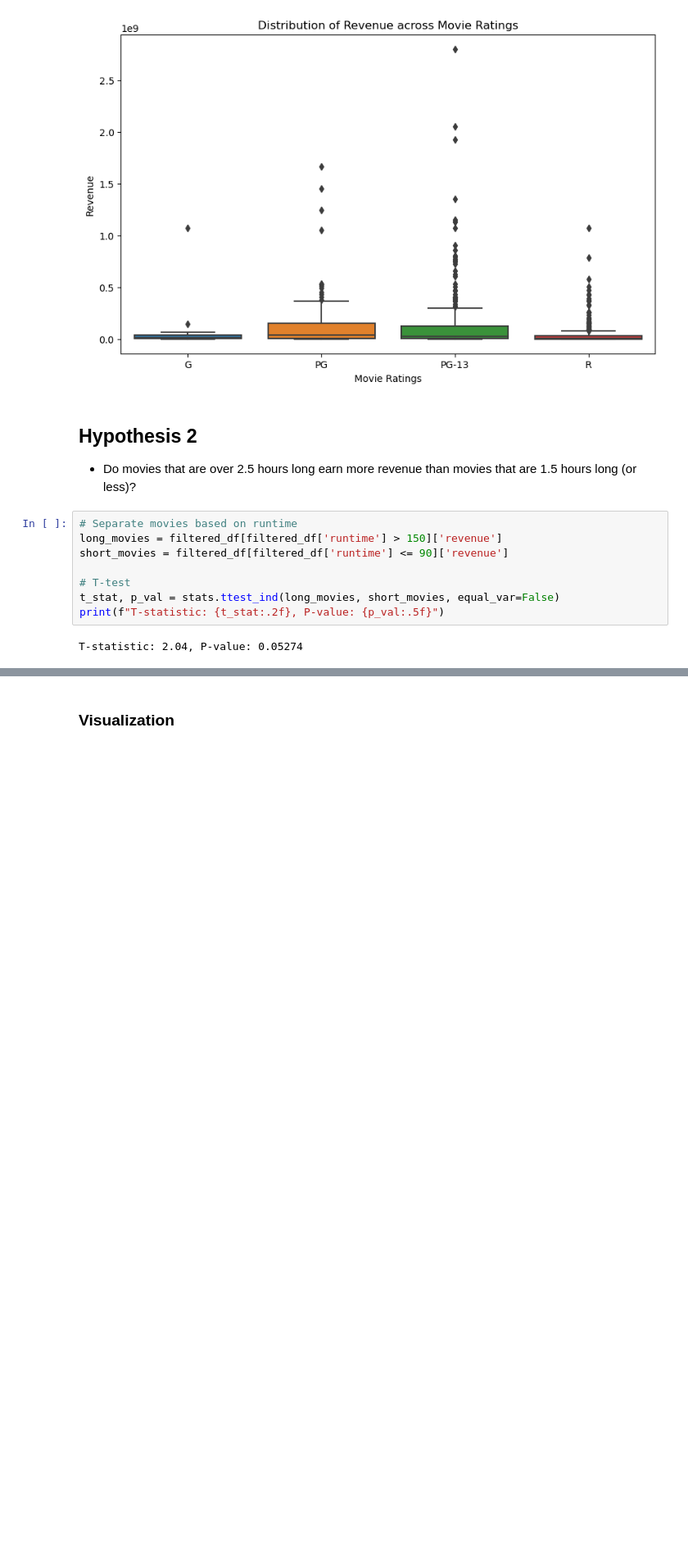
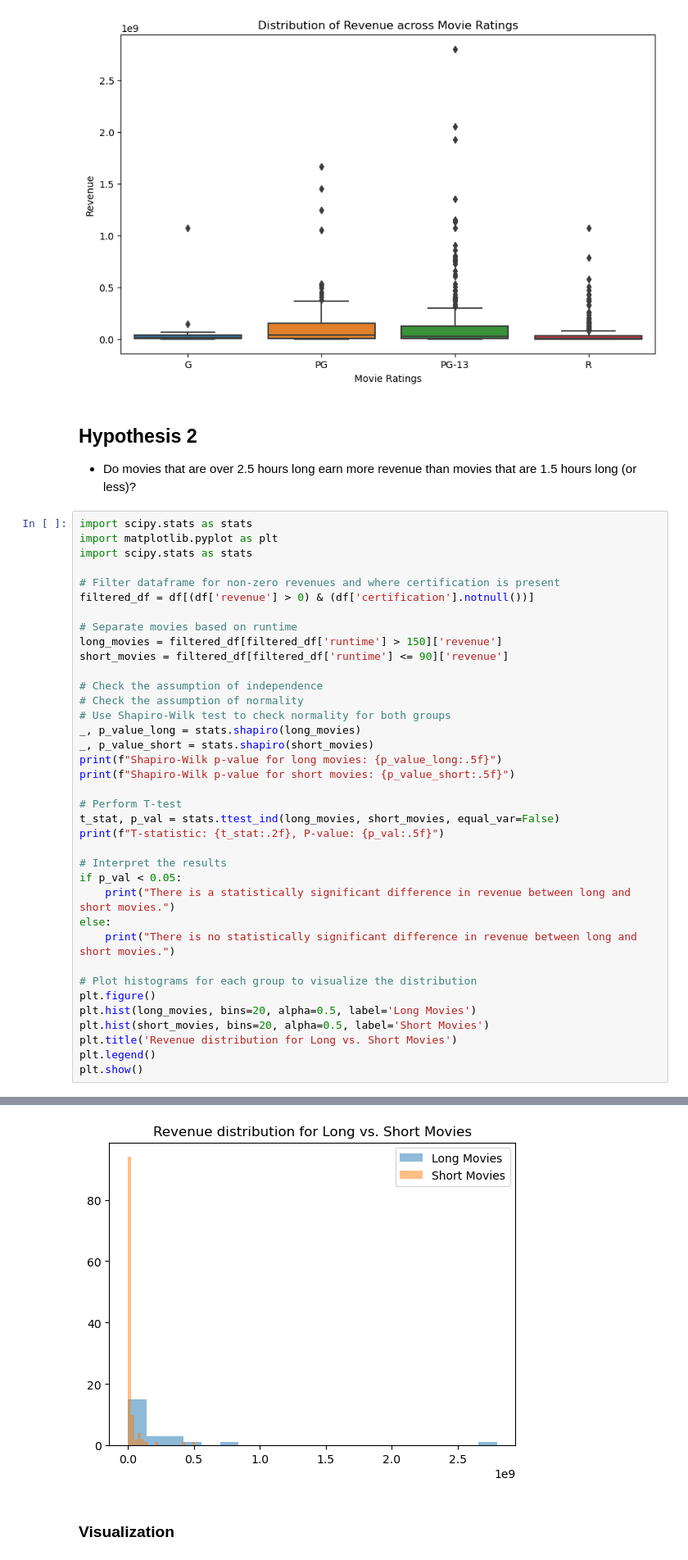
Before and after one commit to Yaman-Shadid/Project-3, a Jupyter notebook: Project 3 Part 4.ipynb, the cells around one changed output, grey strips where cells are left out. Shown at 82% size. Drawn from its saved outputs; the diff is of its cells as text; blank space fills up the shorter version.

```diff
--- a/Project 3 Part 4.ipynb
+++ b/Project 3 Part 4.ipynb
@@ -95,13 +126,41 @@ plt.show()
 ## Hypothesis 2
 
 - Do movies that are over 2.5 hours long earn more revenue than movies that are 1.5 hours long (or less)?
-# %%
-# Separate movies based on runtime
-long_movies = filtered_df[filtered_df['runtime'] > 150]['revenue']
-short_movies = filtered_df[filtered_df['runtime'] <= 90]['revenue']
-
-# T-test
-t_stat, p_val = stats.ttest_ind(long_movies, short_movies, equal_var=False)
-print(f"T-statistic: {t_stat:.2f}, P-value: {p_val:.5f}")
-# %% [output]
-T-statistic: 2.04, P-value: 0.05274
+# %%
+import scipy.stats as stats
+import matplotlib.pyplot as plt
+import scipy.stats as stats
+
+# Filter dataframe for non-zero revenues and where certification is present
+filtered_df = df[(df['revenue'] > 0) & (df['certification'].notnull())]
+
+# Separate movies based on runtime
+long_movies = filtered_df[filtered_df['runtime'] > 150]['revenue']
+short_movies = filtered_df[filtered_df['runtime'] <= 90]['revenue']
+
+# Check the assumption of independence
+# Check the assumption of normality
+# Use Shapiro-Wilk test to check normality for both groups
+_, p_value_long = stats.shapiro(long_movies)
+_, p_value_short = stats.shapiro(short_movies)
+print(f"Shapiro-Wilk p-value for long movies: {p_value_long:.5f}")
+print(f"Shapiro-Wilk p-value for short movies: {p_value_short:.5f}")
+
+# Perform T-test
+t_stat, p_val = stats.ttest_ind(long_movies, short_movies, equal_var=False)
+print(f"T-statistic: {t_stat:.2f}, P-value: {p_val:.5f}")
+
+# Interpret the results
+if p_val < 0.05:
+    print("There is a statistically significant difference in revenue between long and short movies.")
+else:
+    print("There is no statistically significant difference in revenue between long and short movies.")
+
+# Plot histograms for each group to visualize the distribution
+plt.figure()
+plt.hist(long_movies, bins=20, alpha=0.5, label='Long Movies')
+plt.hist(short_movies, bins=20, alpha=0.5, label='Short Movies')
+plt.title('Revenue distribution for Long vs. Short Movies')
+plt.legend()
+plt.show()
+# %% [output]
@@ -108,3 +171,4 @@ T-statistic: 2.04, P-value: 0.05274
+[figure, added]
 # %% [markdown]
 ### Visualization
 # %%
```
Also changed, not shown: parts of 7 cells of this notebook.
